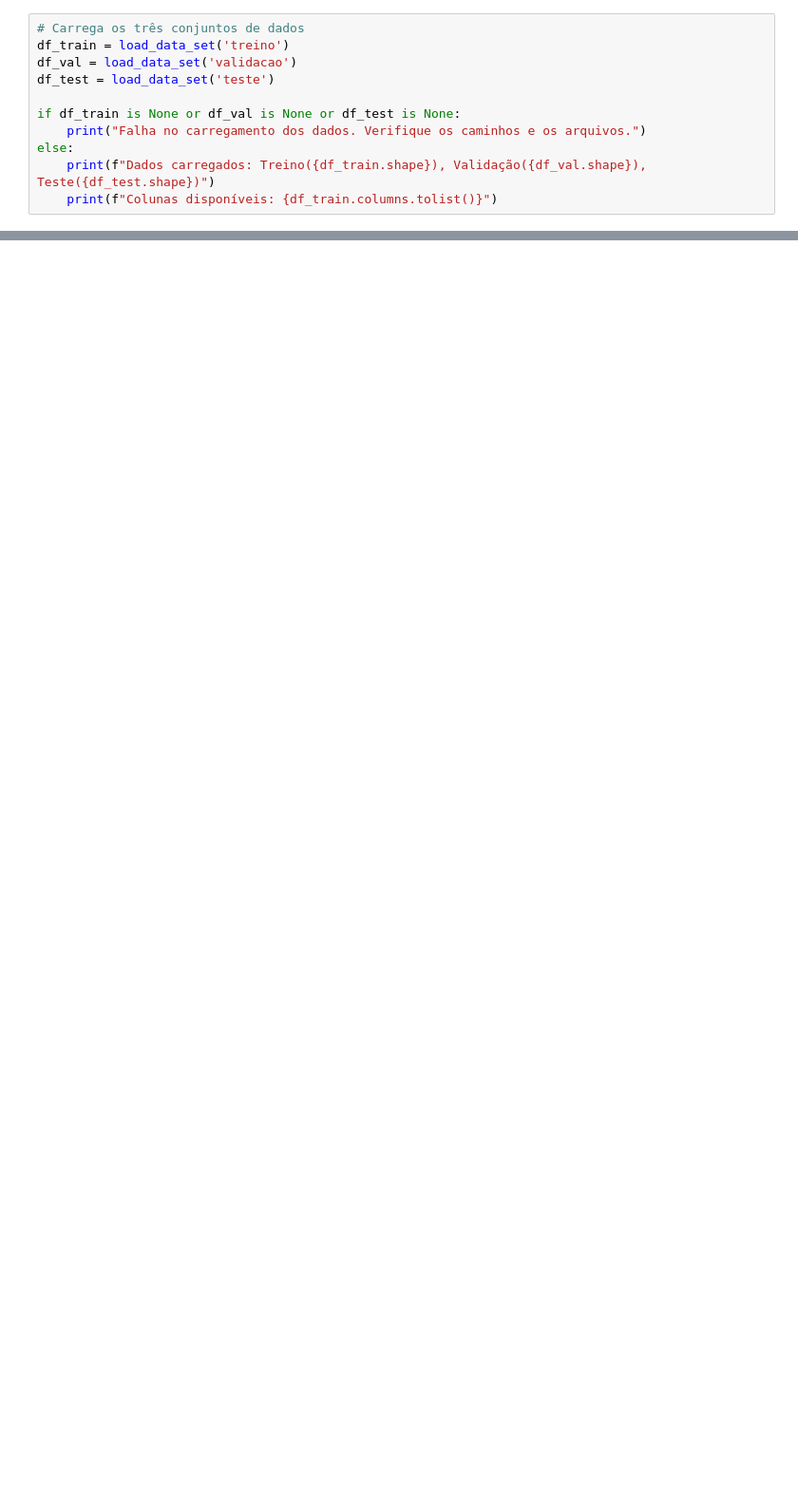
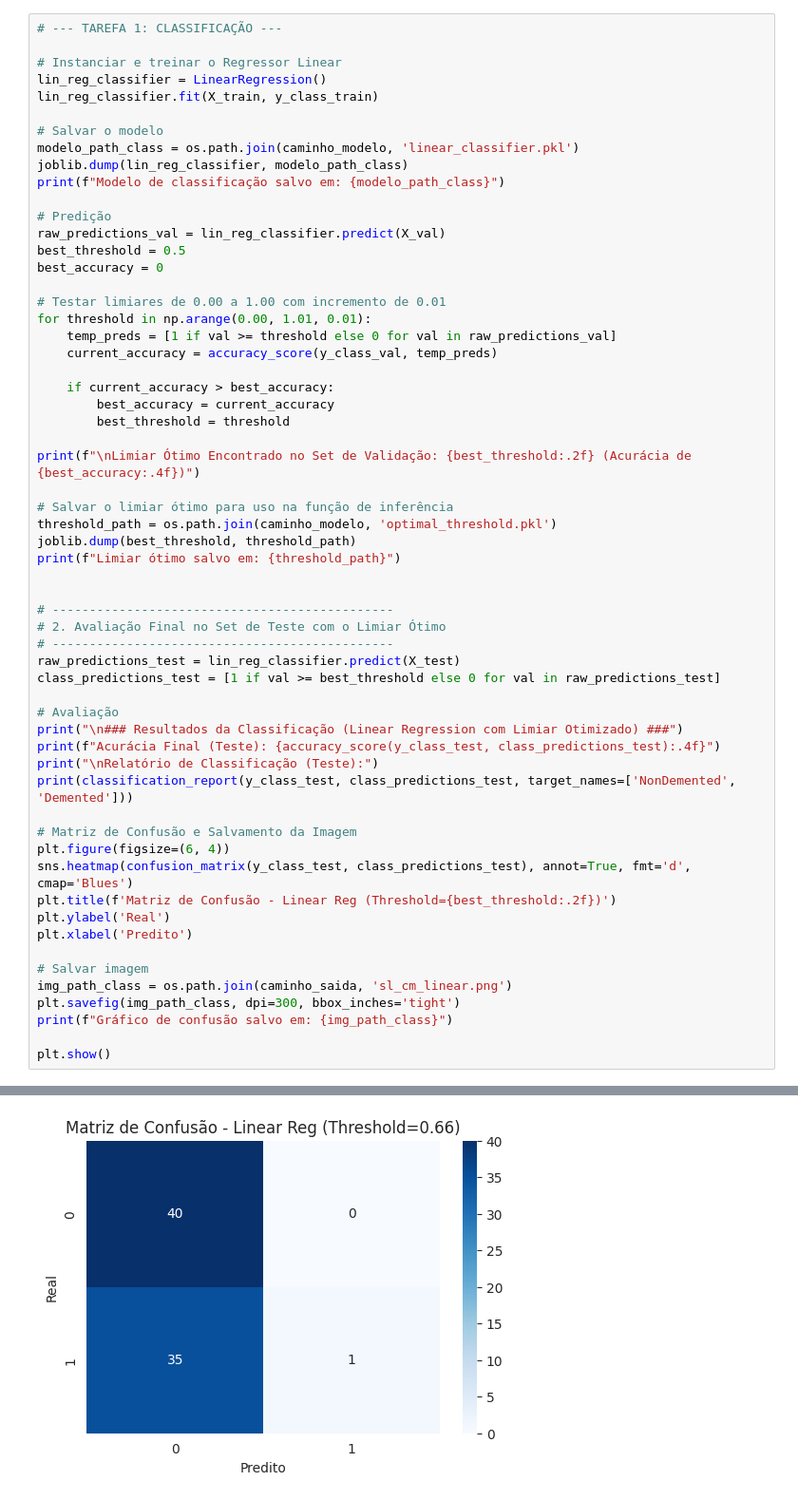
Before and after one commit to pdMiranda/PAI, a Jupyter notebook: Trabalho/src/shallow_classifier.ipynb, the cells around one changed output, grey strips where cells are left out. Shown: that part at 95% size. Saved outputs shown, nothing was run; the diff lists cells and outputs as text; blank space fills up the shorter version.

```diff
--- a/Trabalho/src/shallow_classifier.ipynb
+++ b/Trabalho/src/shallow_classifier.ipynb
@@ -83,12 +75,60 @@ def load_data_set(set_name):
 # %%
-# Carrega os três conjuntos de dados
-df_train = load_data_set('treino')
-df_val = load_data_set('validacao')
-df_test = load_data_set('teste')
+# --- TAREFA 1: CLASSIFICAÇÃO ---
 
-if df_train is None or df_val is None or df_test is None:
-    print("Falha no carregamento dos dados. Verifique os caminhos e os arquivos.")
-else:
-    print(f"Dados carregados: Treino({df_train.shape}), Validação({df_val.shape}), Teste({df_test.shape})")
-    print(f"Colunas disponíveis: {df_train.columns.tolist()}")
+# Instanciar e treinar o Regressor Linear
+lin_reg_classifier = LinearRegression()
+lin_reg_classifier.fit(X_train, y_class_train)
+
+# Salvar o modelo
+modelo_path_class = os.path.join(caminho_modelo, 'linear_classifier.pkl')
+joblib.dump(lin_reg_classifier, modelo_path_class)
+print(f"Modelo de classificação salvo em: {modelo_path_class}")
+
+# Predição
+raw_predictions_val = lin_reg_classifier.predict(X_val)
+best_threshold = 0.5
+best_accuracy = 0
+
+# Testar limiares de 0.00 a 1.00 com incremento de 0.01
+for threshold in np.arange(0.00, 1.01, 0.01):
+    temp_preds = [1 if val >= threshold else 0 for val in raw_predictions_val]
+    current_accuracy = accuracy_score(y_class_val, temp_preds)
+
+    if current_accuracy > best_accuracy:
+        best_accuracy = current_accuracy
+        best_threshold = threshold
+
+print(f"\nLimiar Ótimo Encontrado no Set de Validação: {best_threshold:.2f} (Acurácia de {best_accuracy:.4f})")
+
+# Salvar o limiar ótimo para uso na função de inferência
+threshold_path = os.path.join(caminho_modelo, 'optimal_threshold.pkl')
+joblib.dump(best_threshold, threshold_path)
+print(f"Limiar ótimo salvo em: {threshold_path}")
+
+
+# ----------------------------------------------
+# 2. Avaliação Final no Set de Teste com o Limiar Ótimo
+# ----------------------------------------------
+raw_predictions_test = lin_reg_classifier.predict(X_test)
+class_predictions_test = [1 if val >= best_threshold else 0 for val in raw_predictions_test]
+
+# Avaliação
+print("\n### Resultados da Classificação (Linear Regression com Limiar Otimizado) ###")
+print(f"Acurácia Final (Teste): {accuracy_score(y_class_test, class_predictions_test):.4f}")
+print("\nRelatório de Classificação (Teste):")
+print(classification_report(y_class_test, class_predictions_test, target_names=['NonDemented', 'Demented']))
+
+# Matriz de Confusão e Salvamento da Imagem
+plt.figure(figsize=(6, 4))
+sns.heatmap(confusion_matrix(y_class_test, class_predictions_test), annot=True, fmt='d', cmap='Blues')
+plt.title(f'Matriz de Confusão - Linear Reg (Threshold={best_threshold:.2f})')
+plt.ylabel('Real')
+plt.xlabel('Predito')
+
+# Salvar imagem
+img_path_class = os.path.join(caminho_saida, 'sl_cm_linear.png')
+plt.savefig(img_path_class, dpi=300, bbox_inches='tight')
+print(f"Gráfico de confusão salvo em: {img_path_class}")
+
+plt.show()
 # %% [output]
@@ -97 +154,2 @@ Colunas disponíveis: ['Subject ID', 'MRI ID', 'Group', 'Age', 'Ventricle_Area',
+[figure, added]
 # %%
```
Also changed, not shown: parts of 6 cells of this notebook, 23 other files.
